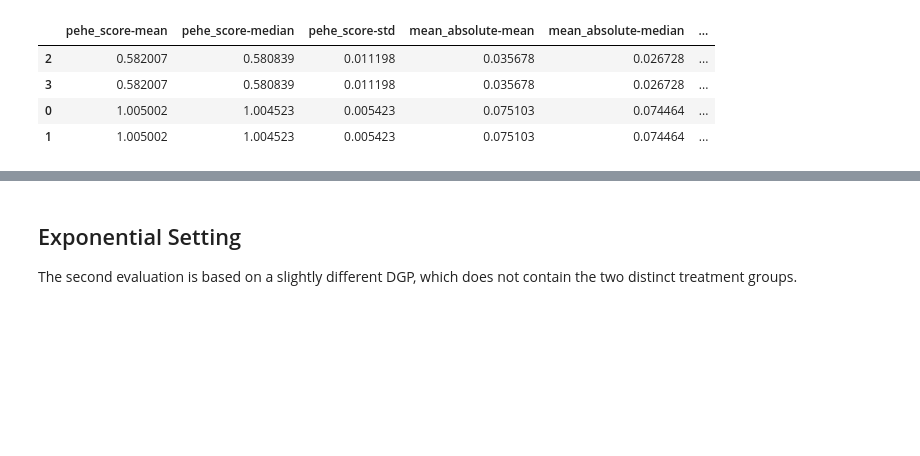
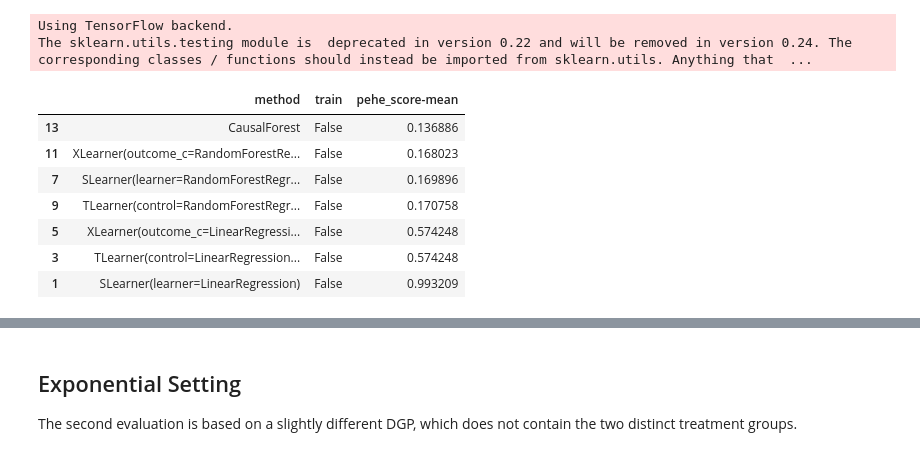
Before and after one commit to inovex/justcause, a Jupyter notebook: notebooks/method-comparison.ipynb, the cells around one changed output, grey strips where cells are left out. Drawn from its saved outputs; the diff is of its cells as text; code cells hidden in the pictures; blank space fills up the shorter version.

Commit message:
final version of example notebooks

```diff
--- a/notebooks/method-comparison.ipynb
+++ b/notebooks/method-comparison.ipynb
@@ -58,13 +79,40 @@ learners = [jc.learners.SLearner(LinearRegression()), jc.learners.TLearner(Linea
+# %%
+from justcause.learners.utils import install_r_packages
+from justcause.learners import SLearner, TLearner, CausalForest, RLearner, XLearner
+
+from sklearn.linear_model import LinearRegression
+from sklearn.ensemble import RandomForestRegressor
+
+
+# Ensure 'grf' R package is installed in the environment
+install_r_packages(['grf'])
+
+learners = [
+    SLearner(LinearRegression()),
+    TLearner(LinearRegression()),
+    XLearner(LinearRegression()),
+    SLearner(RandomForestRegressor()),
+    TLearner(RandomForestRegressor()),
+    XLearner(RandomForestRegressor()),
+    CausalForest()]
+# %% [output]
+Using TensorFlow backend.
+The sklearn.utils.testing module is  deprecated in version 0.22 and will be removed in version 0.24. The corresponding classes / functions should instead be imported from sklearn.utils. Anything that  ...
 # %%
 from justcause.evaluation import evaluate_ite
 from justcause.metrics import pehe_score, mean_absolute, bias
 
 results = evaluate_ite(multi, learners, metrics=[pehe_score, mean_absolute, bias], random_state=0)
-# %%
-pd.DataFrame(results).sort_values('pehe_score-mean')
-# %% [output]
-|  | pehe_score-mean | pehe_score-median | pehe_score-std | mean_absolute-mean | mean_absolute-median | ... |
-| 2 | 0.582007 | 0.580839 | 0.011198 | 0.035678 | 0.026728 | ... |
-| 3 | 0.582007 | 0.580839 | 0.011198 | 0.035678 | 0.026728 | ... |
-| 0 | 1.005002 | 1.004523 | 0.005423 | 0.075103 | 0.074464 | ... |
-| 1 | 1.005002 | 1.004523 | 0.005423 | 0.075103 | 0.074464 | ... |
+# %%
+# Reordering columns for readability
+df = pd.DataFrame(results).sort_values('pehe_score-mean')
+df[df['train'] == False][['method', 'train', 'pehe_score-mean']]
+# %% [output]
+|  | method | train | pehe_score-mean |
+| 13 | CausalForest | False | 0.136886 |
+| 11 | XLearner(outcome_c=RandomForestRe... | False | 0.168023 |
+| 7 | SLearner(learner=RandomForestRegr... | False | 0.169896 |
+| 9 | TLearner(control=RandomForestRegr... | False | 0.170758 |
+| 5 | XLearner(outcome_c=LinearRegressi... | False | 0.574248 |
+| 3 | TLearner(control=LinearRegression... | False | 0.574248 |
+| 1 | SLearner(learner=LinearRegression) | False | 0.993209 |
```
Also changed, not shown: parts of 11 cells of this notebook, 1 other file.
